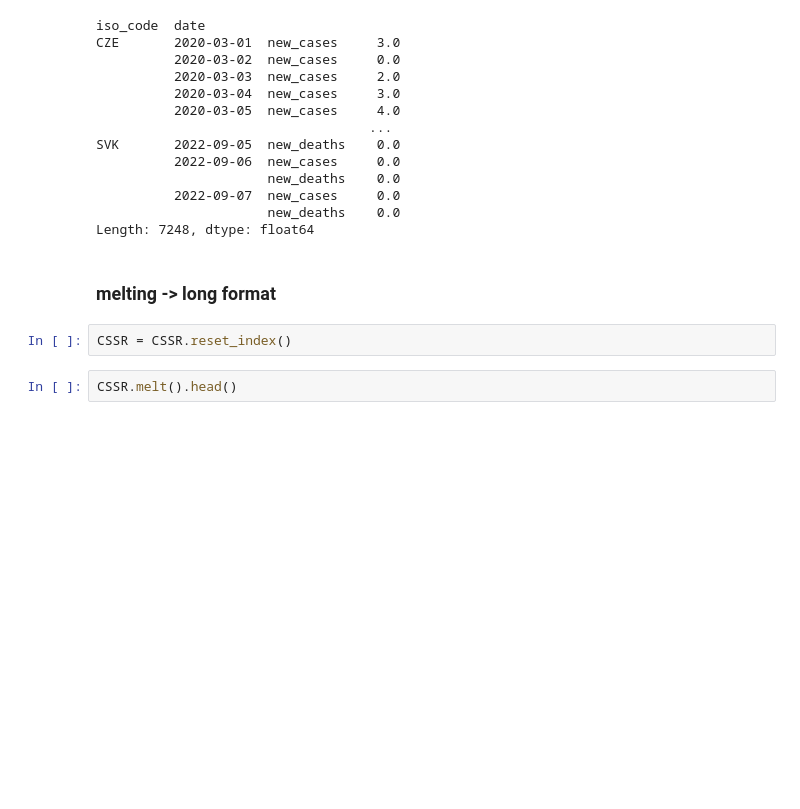
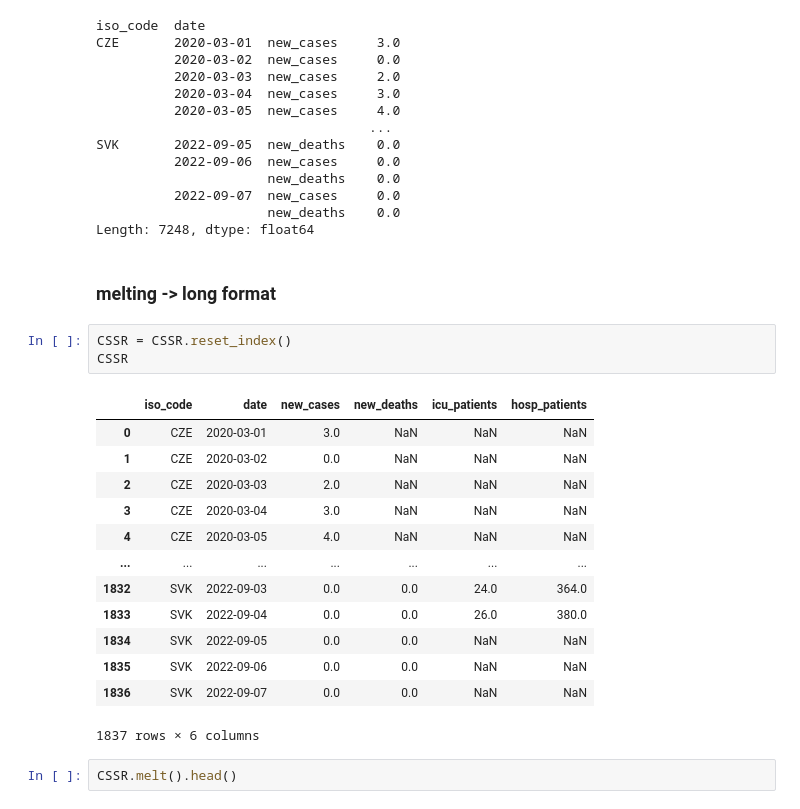
Before and after one commit to tomassamaj/PythonDataIES, a Jupyter notebook: 05_AdvancedPandas/adv_pandas.ipynb, the cells around one changed output. Drawn from its saved outputs; the diff is of its cells as text; blank space fills up the shorter version.

```diff
--- a/05_AdvancedPandas/adv_pandas.ipynb
+++ b/05_AdvancedPandas/adv_pandas.ipynb
@@ -300,6 +308,21 @@ Length: 7248, dtype: float64
 ### melting -> long format
 # %%
 CSSR = CSSR.reset_index()
+CSSR
+# %% [output]
+|  | iso_code | date | new_cases | new_deaths | icu_patients | hosp_patients |
+| 0 | CZE | 2020-03-01 | 3.0 | NaN | NaN | NaN |
+| 1 | CZE | 2020-03-02 | 0.0 | NaN | NaN | NaN |
+| 2 | CZE | 2020-03-03 | 2.0 | NaN | NaN | NaN |
+| 3 | CZE | 2020-03-04 | 3.0 | NaN | NaN | NaN |
+| 4 | CZE | 2020-03-05 | 4.0 | NaN | NaN | NaN |
+| ... | ... | ... | ... | ... | ... | ... |
+| 1832 | SVK | 2022-09-03 | 0.0 | 0.0 | 24.0 | 364.0 |
+| 1833 | SVK | 2022-09-04 | 0.0 | 0.0 | 26.0 | 380.0 |
+| 1834 | SVK | 2022-09-05 | 0.0 | 0.0 | NaN | NaN |
+| 1835 | SVK | 2022-09-06 | 0.0 | 0.0 | NaN | NaN |
+| 1836 | SVK | 2022-09-07 | 0.0 | 0.0 | NaN | NaN |
+1837 rows × 6 columns
 # %%
 CSSR.melt().head()
 # %% [output]
```
Also changed, not shown: parts of 9 cells of this notebook.
